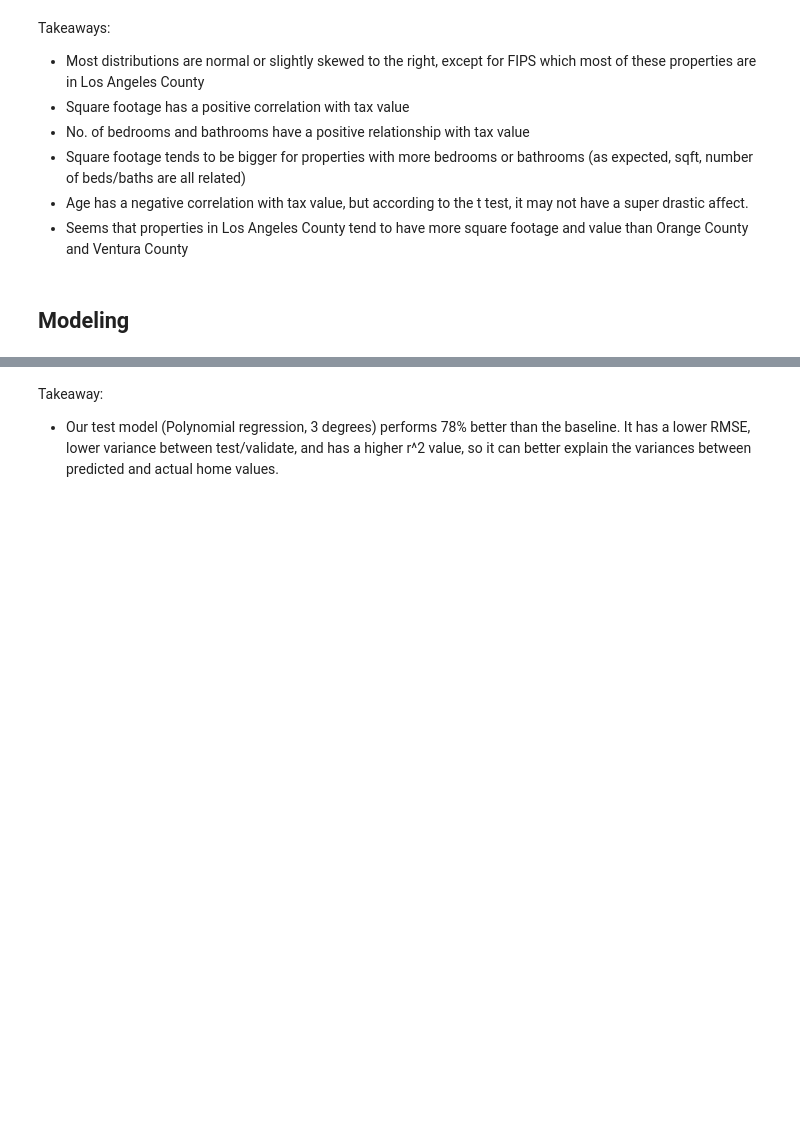
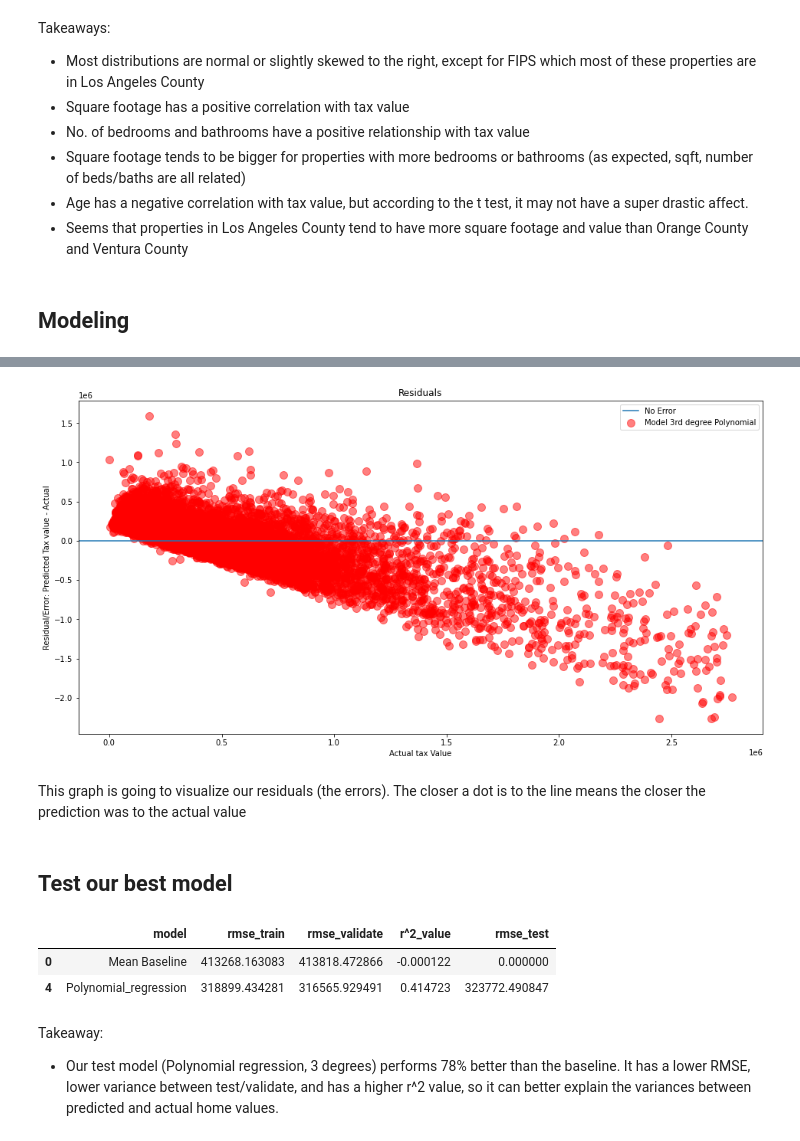
Before and after one commit to Olivert75/regression_project, a Jupyter notebook: final_notebook.ipynb, the cells around one changed output, grey strips where cells are left out. Cells and saved outputs as stored; diff of their text form; code cells hidden in the pictures; blank space fills up the shorter version.

```diff
--- a/final_notebook.ipynb
+++ b/final_notebook.ipynb
@@ -440,24 +305,0 @@ The r^2 value for LassoLars regression is 0.304
-# %%
-#TweedieRegressor, I found using 0 power and 0 for alpha yielded the best results...
-#create model object
-glm = TweedieRegressor(power =0, alpha=0.00)
-
-#fit the model to our training data, specify column since it is a dataframe
-glm.fit(X_train_scaled[selected_features],y_train.tax_value)
-
-#predict train
-y_train['tax_value_pred_glm'] = glm.predict(X_train_scaled[selected_features])
-
-#evaluate the RMSE for train
-rmse_train = mean_squared_error(y_train.tax_value, y_train.tax_value_pred_glm)**(1/2)
-
-#predict validate
-y_validate['tax_value_pred_glm'] = glm.predict(X_validate_scaled[selected_features])
-
-#evaluate the RMSE for validate
-rmse_validate = mean_squared_error(y_validate.tax_value, y_validate.tax_value_pred_glm)**(1/2)
-
-print("RMSE for OLS using TweedieRegressor\nTraining/In-Sample: ",rmse_train,
-      "\nValidation/Out-of-Sample: ", rmse_validate)
-r2_score_glm = r2_score(y_validate.tax_value, y_validate.tax_value_pred_glm)
-print(f'The r^2 value for TweedieRegressor is {round(r2_score_glm,3)}')
@@ -531,0 +364,19 @@ Polynomial Regression (3 degrees) has an R^2 value of 0.303
+# %%
+# plot the residuals for the best performing model
+plt.figure(figsize=(16,8))
+plt.axhline(label="No Error")
+
+plt.scatter(y_validate.tax_value, y_validate.tax_value_pred_lm3 - y_validate.tax_value,
+            alpha=.5, color="red", s=100, label="Model 3rd degree Polynomial")
+plt.legend()
+plt.xlabel("Actual tax Value")
+plt.ylabel("Residual/Error: Predicted Tax value - Actual")
+plt.title("Residuals")
+
+plt.show()
+# %% [output]
+[figure, added]
+# %% [markdown]
+This graph is going to visualize our residuals (the errors). The closer a dot is to the line means the closer the prediction was to the actual value
+# %% [markdown]
+## Test our best model
@@ -532,3 +391,9 @@ Polynomial Regression (3 degrees) has an R^2 value of 0.303
+# %%
+best_model
+# %% [output]
+|  | model | rmse_train | rmse_validate | r^2_value | rmse_test |
+| 0 | Mean Baseline | 413268.163083 | 413818.472866 | -0.000122 | 0.000000 |
+| 4 | Polynomial_regression | 318899.434281 | 316565.929491 | 0.414723 | 323772.490847 |
 # %% [markdown]
 Takeaway:
 - Our test model (Polynomial regression, 3 degrees) performs 78% better than the baseline. It has a lower RMSE, lower variance between test/validate, and has a higher r^2 value, so it can better explain the variances between predicted and actual home values.
```
Also changed, not shown: parts of 40 cells of this notebook.
